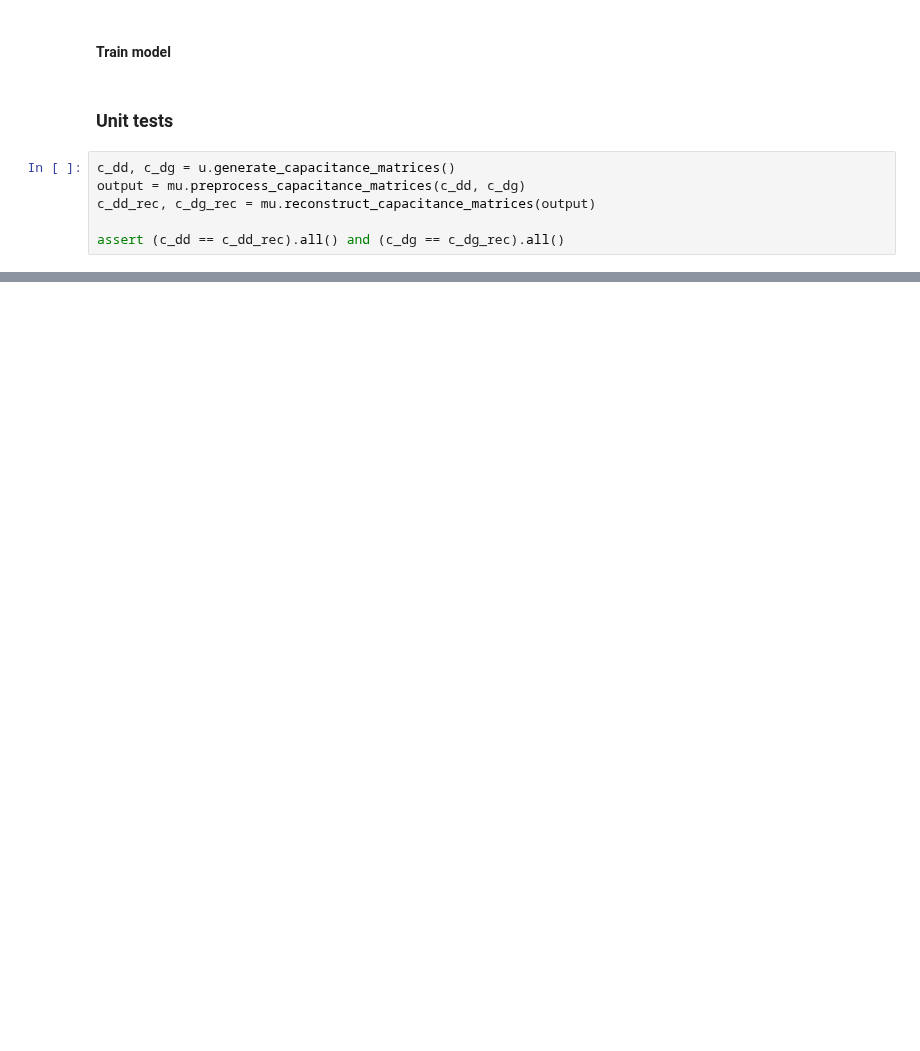
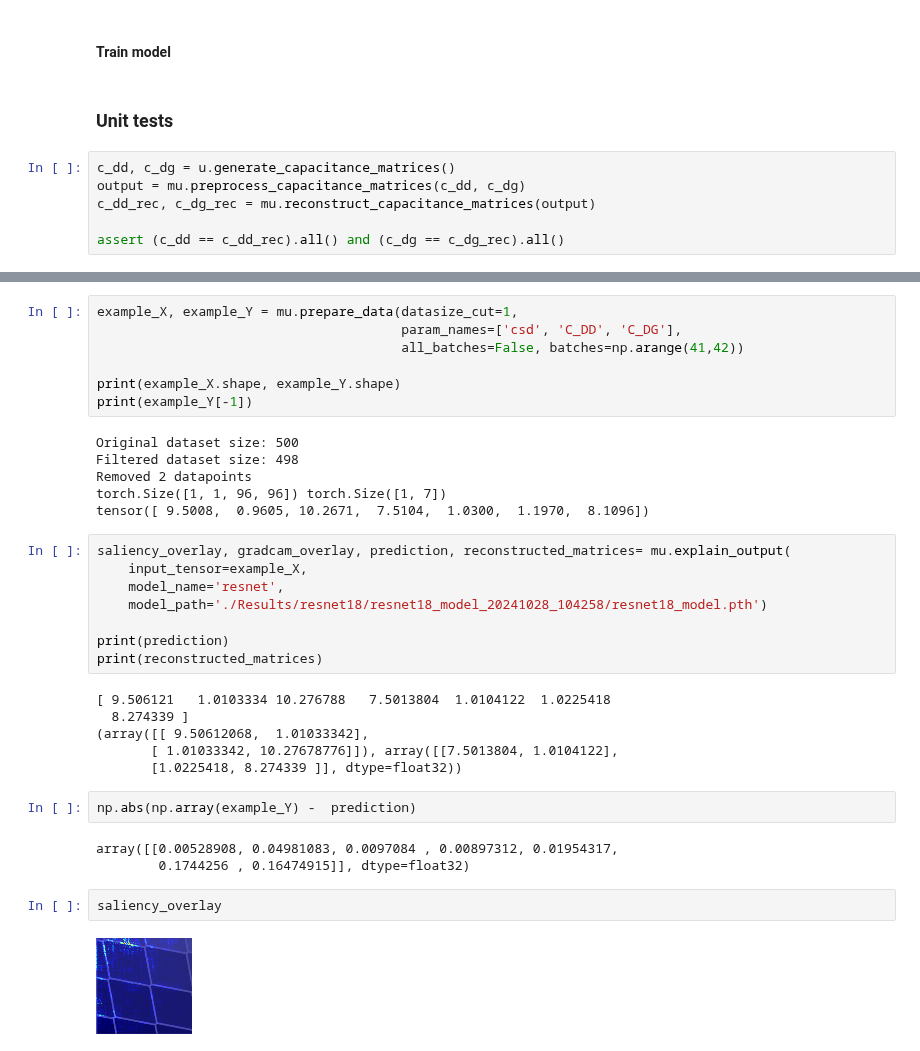
Before and after one commit to KREFT-QS-13/learning-QDs-parameters, a Jupyter notebook: example.ipynb, the cells around one changed output, grey strips where cells are left out. Drawn from its saved outputs; the diff is of its cells as text; blank space fills up the shorter version.

```diff
--- a/example.ipynb
+++ b/example.ipynb
@@ -104,0 +137,36 @@ if c.K == 2:
+# %%
+example_X, example_Y = mu.prepare_data(datasize_cut=1,
+                                       param_names=['csd', 'C_DD', 'C_DG'],
+                                       all_batches=False, batches=np.arange(41,42))
+
+print(example_X.shape, example_Y.shape)
+print(example_Y[-1])
+# %% [output]
+Original dataset size: 500
+Filtered dataset size: 498
+Removed 2 datapoints
+torch.Size([1, 1, 96, 96]) torch.Size([1, 7])
+tensor([ 9.5008,  0.9605, 10.2671,  7.5104,  1.0300,  1.1970,  8.1096])
+# %%
+saliency_overlay, gradcam_overlay, prediction, reconstructed_matrices= mu.explain_output(
+    input_tensor=example_X,
+    model_name='resnet',
+    model_path='./Results/resnet18/resnet18_model_20241028_104258/resnet18_model.pth')
+
+print(prediction)
+print(reconstructed_matrices)
+# %% [output]
+[ 9.506121   1.0103334 10.276788   7.5013804  1.0104122  1.0225418
+  8.274339 ]
+(array([[ 9.50612068,  1.01033342],
+       [ 1.01033342, 10.27678776]]), array([[7.5013804, 1.0104122],
+       [1.0225418, 8.274339 ]], dtype=float32))
+# %%
+np.abs(np.array(example_Y) -  prediction)
+# %% [output]
+array([[0.00528908, 0.04981083, 0.0097084 , 0.00897312, 0.01954317,
+        0.1744256 , 0.16474915]], dtype=float32)
+# %%
+saliency_overlay
+# %% [output]
+[figure, added]
```
Also changed, not shown: parts of 22 cells of this notebook, 6 other files.
